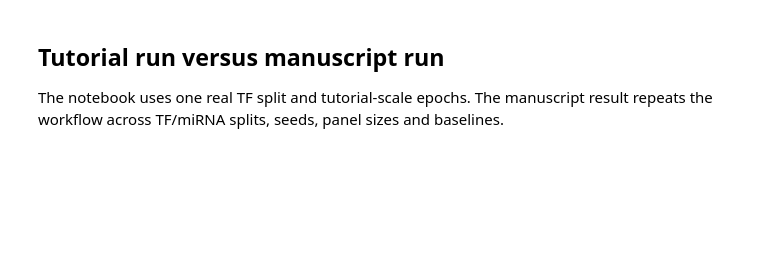
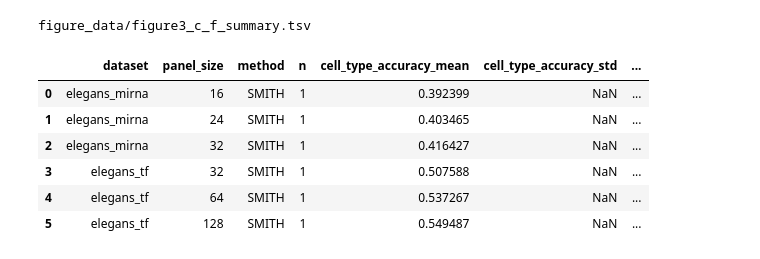
Before and after one commit to fym0503/SMITH, a Jupyter notebook: docs/source/tutorials/notebooks/regulatory_section/02_SMITH_Regulatory_Activity_executed.ipynb, the cells around one changed output. Drawn from its saved outputs; the diff is of its cells as text; code cells hidden in the pictures; blank space fills up the shorter version.

```diff
--- a/docs/source/tutorials/notebooks/regulatory_section/02_SMITH_Regulatory_Activity_executed.ipynb
+++ b/docs/source/tutorials/notebooks/regulatory_section/02_SMITH_Regulatory_Activity_executed.ipynb
@@ -143,4 +66,14 @@ plt.show()
-# %% [markdown]
-## Tutorial run versus manuscript run
-
-The notebook uses one real TF split and tutorial-scale epochs. The manuscript result repeats the workflow across TF/miRNA splits, seeds, panel sizes and baselines.
+# %%
+for relative in ['figure_data/figure3_c_f_summary.tsv']:
+    path = CASE_OUTPUT / relative
+    print(relative)
+    display(pd.read_csv(path, sep="\t").head(20))
+# %% [output]
+figure_data/figure3_c_f_summary.tsv
+|  | dataset | panel_size | method | n | cell_type_accuracy_mean | cell_type_accuracy_std | ... |
+| 0 | elegans_mirna | 16 | SMITH | 1 | 0.392399 | NaN | ... |
+| 1 | elegans_mirna | 24 | SMITH | 1 | 0.403465 | NaN | ... |
+| 2 | elegans_mirna | 32 | SMITH | 1 | 0.416427 | NaN | ... |
+| 3 | elegans_tf | 32 | SMITH | 1 | 0.507588 | NaN | ... |
+| 4 | elegans_tf | 64 | SMITH | 1 | 0.537267 | NaN | ... |
+| 5 | elegans_tf | 128 | SMITH | 1 | 0.549487 | NaN | ... |
```
Also changed, not shown: parts of 15 cells of this notebook, 30 other files.
